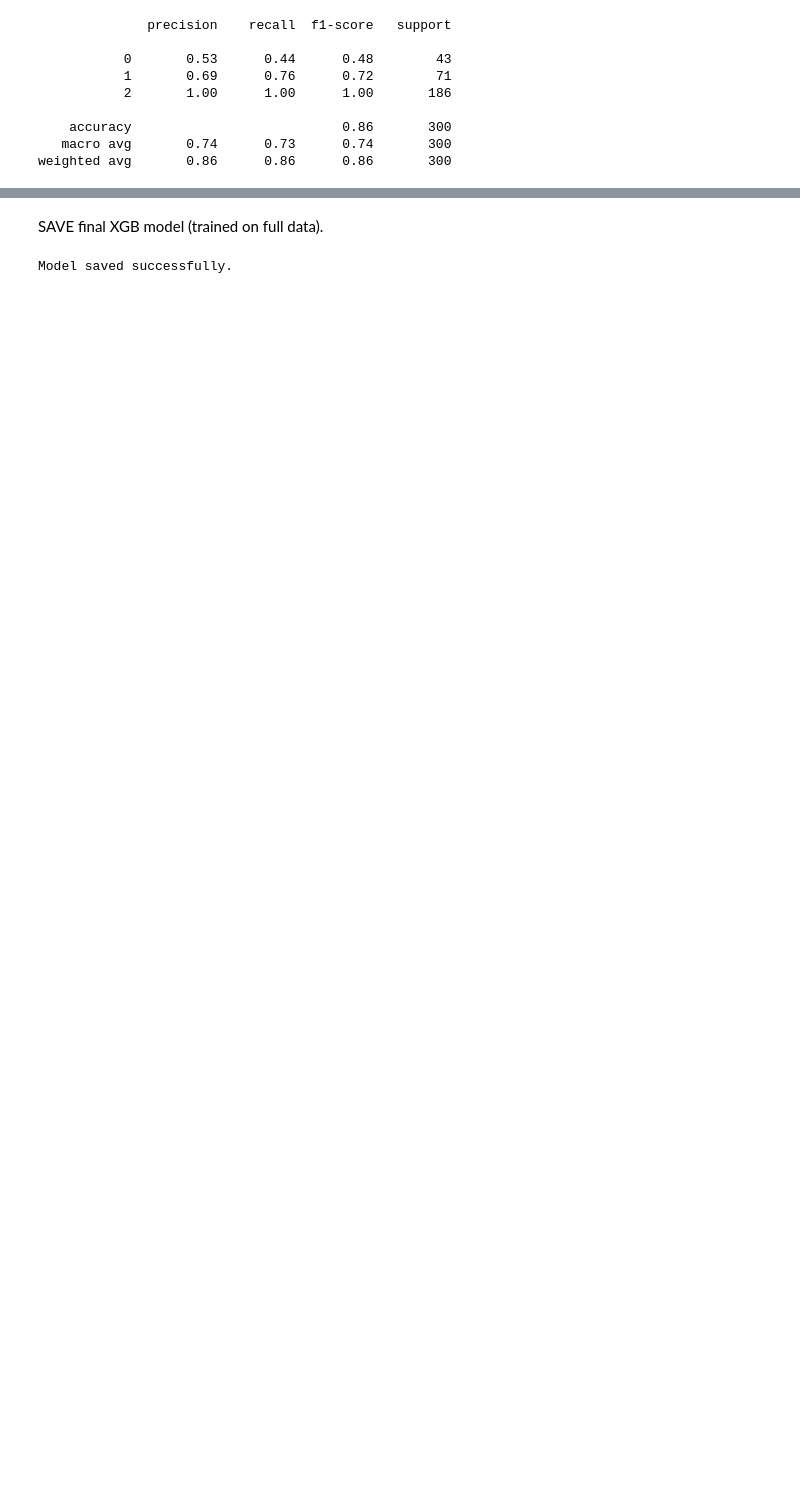
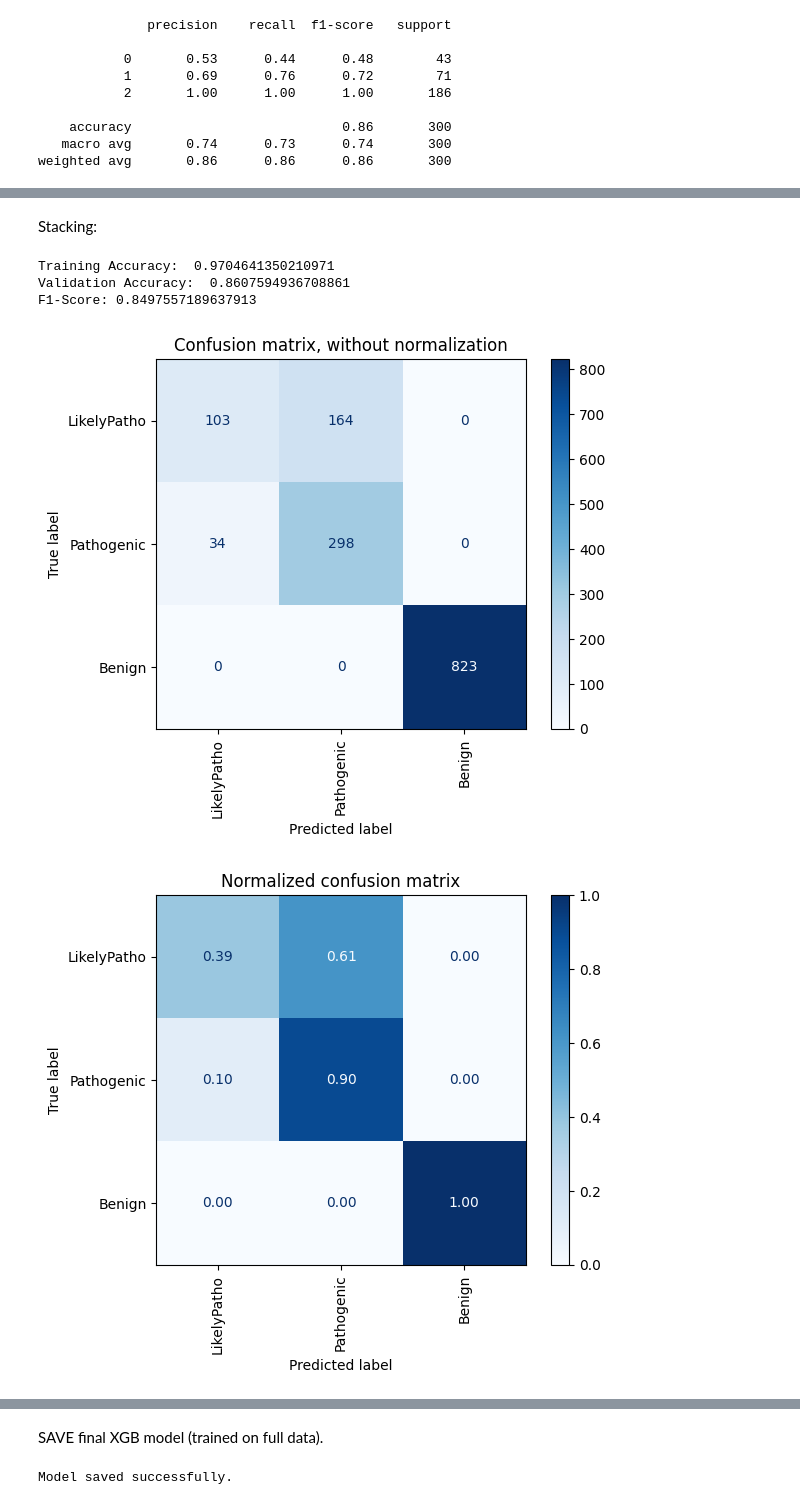
Before and after one commit to abhinavjainn/genomics-lof-classifier-public, a Jupyter notebook: model-training-testing-evaluation/lof_classifier_training_testing_evaluation_Original_Data.ipynb, the cells around one changed output, grey strips where cells are left out. Drawn from its saved outputs; the diff is of its cells as text; code cells hidden in the pictures; blank space fills up the shorter version.

```diff
--- a/model-training-testing-evaluation/lof_classifier_training_testing_evaluation_Original_Data.ipynb
+++ b/model-training-testing-evaluation/lof_classifier_training_testing_evaluation_Original_Data.ipynb
@@ -643,0 +680,27 @@ weighted avg       0.86      0.86      0.86       300
+# %% [markdown]
+Stacking:
+# %%
+estimators = [
+              # ('lr', model_lr),
+              # ('knn', model_knn),
+              # ('svc', model_svm),
+             # ('gnb', model_nb),
+              ('rfc', model_rfc_tuned),
+              # ("xgb",model_xgb_tuned)
+              ]
+final_estimator = model_xgb_tuned
+model_stack = StackingClassifier(estimators=estimators, final_estimator=final_estimator,n_jobs=-1)
+model_stack.fit(X_train, y_train)
+y_train_pred = model_stack.predict(X_train)
+y_val_pred = model_stack.predict(X_val)
+print("Training Accuracy: ", np.mean(y_train_pred==y_train))
+print("Validation Accuracy: ", np.mean(y_val_pred==y_val))
+print("F1-Score:",f1_score(y_val,y_val_pred,average="weighted"))
+display_confusion_matrix(model_stack,X_val,y_val,class_names)
+print(classification_report(y_val,y_val_pred))
+# %% [output]
+Training Accuracy:  0.9704641350210971
+Validation Accuracy:  0.8607594936708861
+F1-Score: 0.8497557189637913
+[figure, added]
+[figure, added]
```
Also changed, not shown: parts of 5 cells of this notebook.
